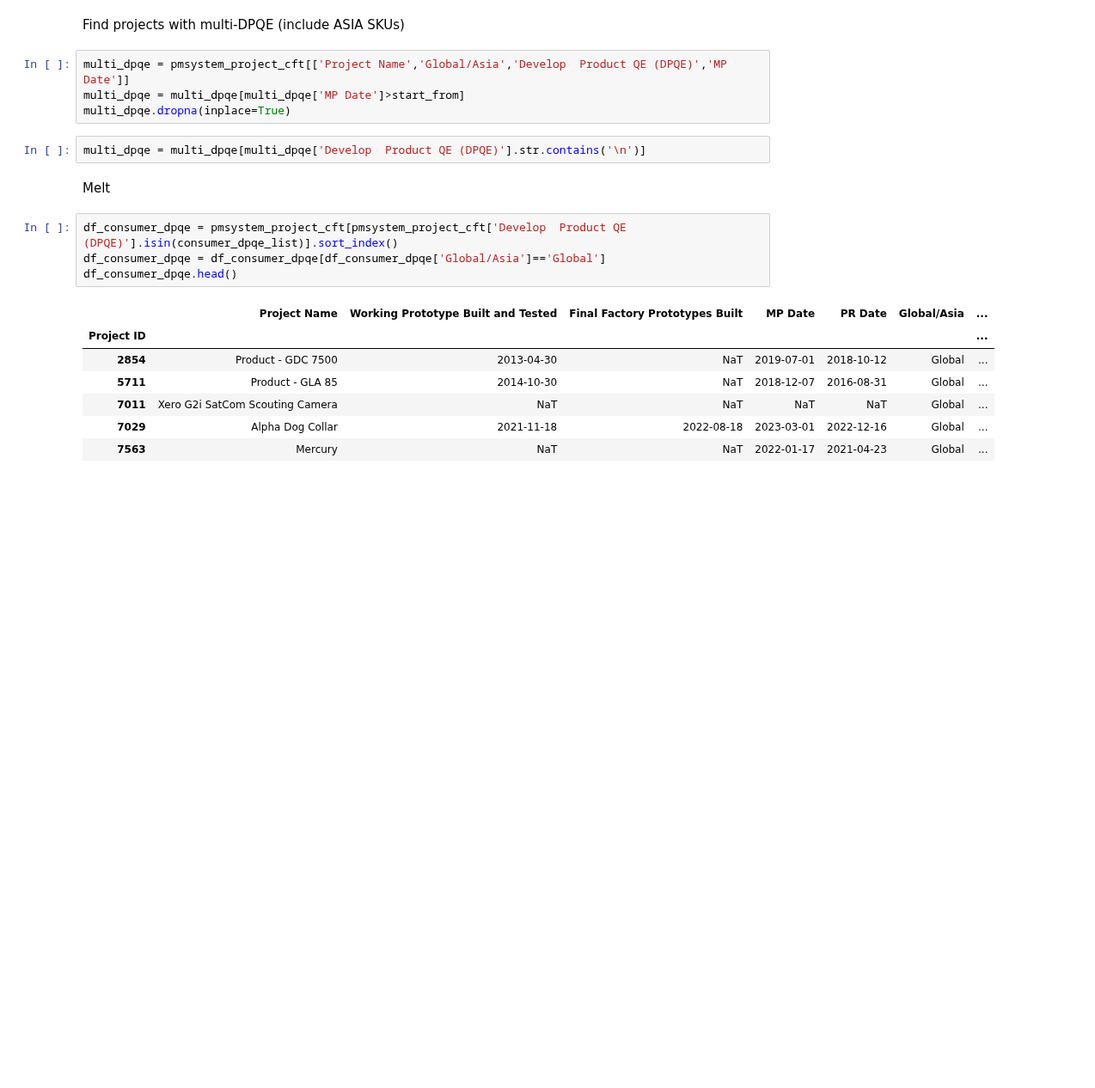
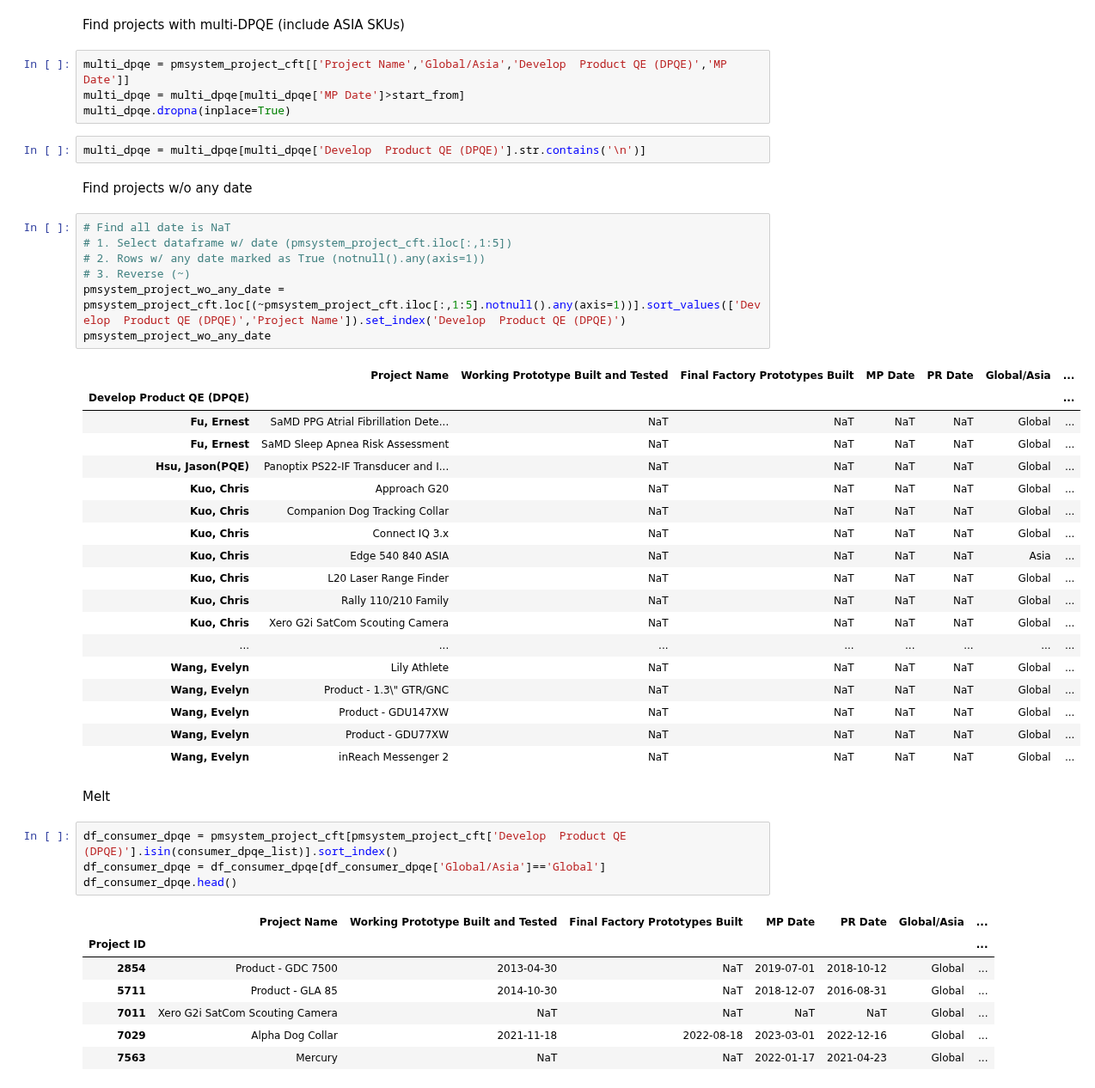
Before and after one commit to CPWRF/Projects, a Jupyter notebook: GMLA loading analysis/GMLA_loading_onlyExcel.ipynb, the cells around one changed output. Shown at 86% size. Saved outputs shown, nothing was run; the diff lists cells and outputs as text; blank space fills up the shorter version.

```diff
--- a/GMLA loading analysis/GMLA_loading_onlyExcel.ipynb
+++ b/GMLA loading analysis/GMLA_loading_onlyExcel.ipynb
@@ -111,6 +111,34 @@ multi_dpqe = multi_dpqe[multi_dpqe['MP Date']>start_from]
 multi_dpqe.dropna(inplace=True)
 # %%
 multi_dpqe = multi_dpqe[multi_dpqe['Develop  Product QE (DPQE)'].str.contains('\n')]
+# %% [markdown]
+Find projects w/o any date
+# %%
+# Find all date is NaT
+# 1. Select dataframe w/ date (pmsystem_project_cft.iloc[:,1:5])
+# 2. Rows w/ any date marked as True (notnull().any(axis=1))
+# 3. Reverse (~)
+pmsystem_project_wo_any_date = pmsystem_project_cft.loc[(~pmsystem_project_cft.iloc[:,1:5].notnull().any(axis=1))].sort_values(['Develop  Product QE (DPQE)','Project Name']).set_index('Develop  Product QE (DPQE)')
+pmsystem_project_wo_any_date
+# %% [output]
+|  | Project Name | Working Prototype Built and Tested | Final Factory Prototypes Built | MP Date | PR Date | Global/Asia | ... |
+| Develop Product QE (DPQE) |  |  |  |  |  |  | ... |
+| Fu, Ernest | SaMD PPG Atrial Fibrillation Dete... | NaT | NaT | NaT | NaT | Global | ... |
+| Fu, Ernest | SaMD Sleep Apnea Risk Assessment | NaT | NaT | NaT | NaT | Global | ... |
+| Hsu, Jason(PQE) | Panoptix PS22-IF Transducer and I... | NaT | NaT | NaT | NaT | Global | ... |
+| Kuo, Chris | Approach G20 | NaT | NaT | NaT | NaT | Global | ... |
+| Kuo, Chris | Companion Dog Tracking Collar | NaT | NaT | NaT | NaT | Global | ... |
+| Kuo, Chris | Connect IQ 3.x | NaT | NaT | NaT | NaT | Global | ... |
+| Kuo, Chris | Edge 540 840 ASIA | NaT | NaT | NaT | NaT | Asia | ... |
+| Kuo, Chris | L20 Laser Range Finder | NaT | NaT | NaT | NaT | Global | ... |
+| Kuo, Chris | Rally 110/210 Family | NaT | NaT | NaT | NaT | Global | ... |
+| Kuo, Chris | Xero G2i SatCom Scouting Camera | NaT | NaT | NaT | NaT | Global | ... |
+| ... | ... | ... | ... | ... | ... | ... | ... |
+| Wang, Evelyn | Lily Athlete | NaT | NaT | NaT | NaT | Global | ... |
+| Wang, Evelyn | Product - 1.3\" GTR/GNC | NaT | NaT | NaT | NaT | Global | ... |
+| Wang, Evelyn | Product - GDU147XW | NaT | NaT | NaT | NaT | Global | ... |
+| Wang, Evelyn | Product - GDU77XW | NaT | NaT | NaT | NaT | Global | ... |
+| Wang, Evelyn | inReach Messenger 2 | NaT | NaT | NaT | NaT | Global | ... |
 # %% [markdown]
 Melt
 # %%
```
Also changed, not shown: parts of 1 cell of this notebook, 1 other file.
